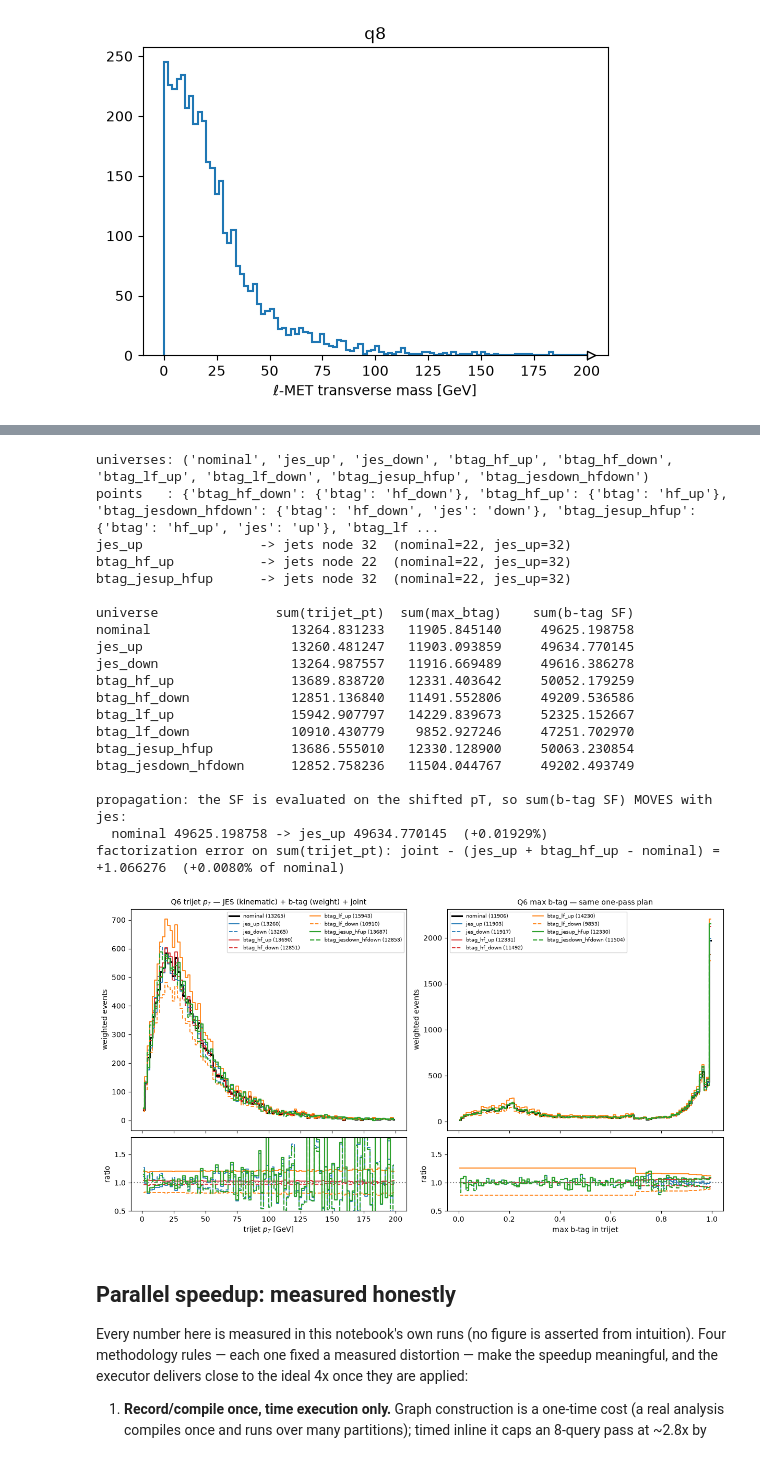
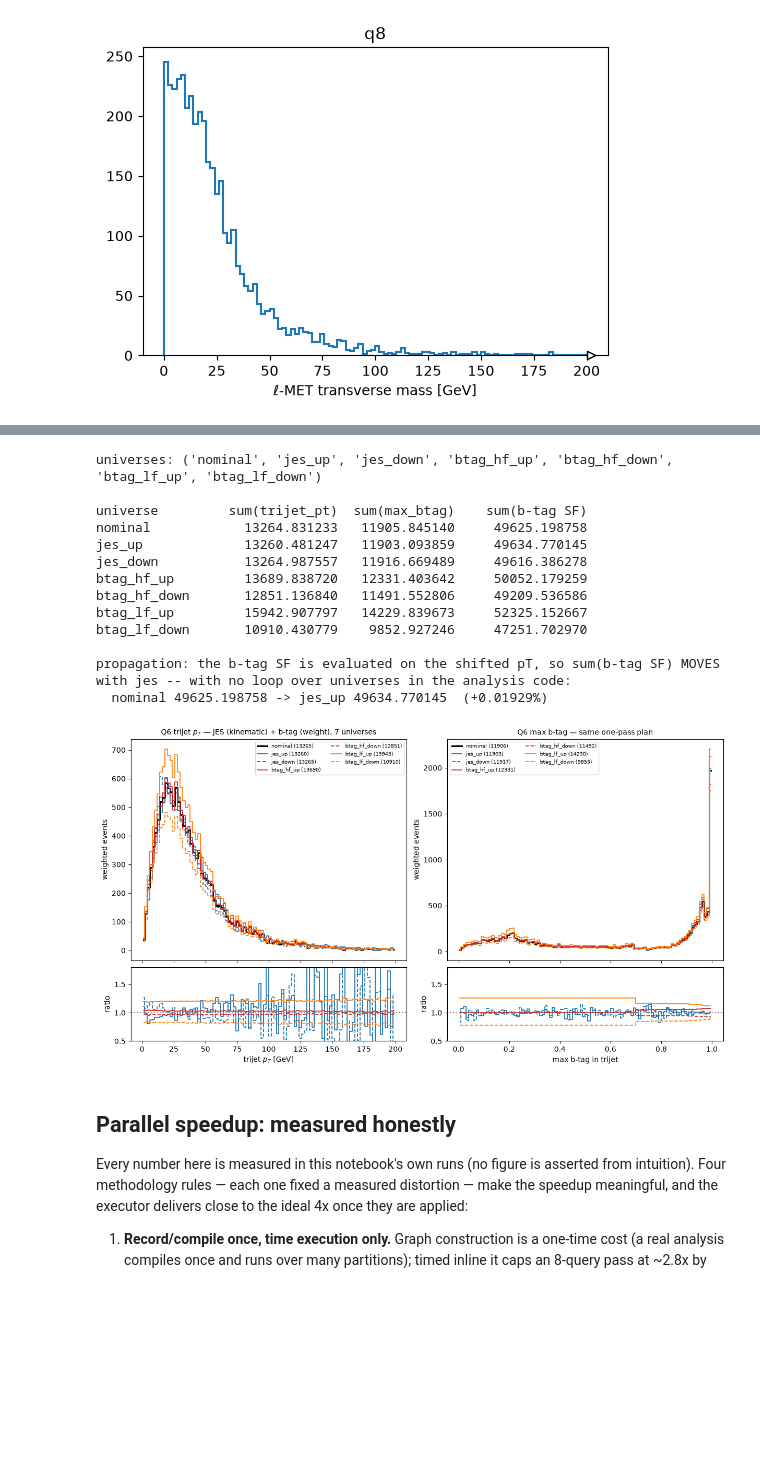
Before and after one commit to graphed-org/coffea-benchmarks-graphed-mvp, a Jupyter notebook: graphed-adl-benchmarks.ipynb, the cells around one changed output, grey strips where cells are left out. Cells and saved outputs as stored; diff of their text form; code cells hidden in the pictures; blank space fills up the shorter version.

```diff
--- a/graphed-adl-benchmarks.ipynb
+++ b/graphed-adl-benchmarks.ipynb
@@ -407,25 +389,17 @@ def btag_weight(systematic):
 
 sf = {s: btag_weight(s) for s in ("central", "up_hf", "down_hf", "up_lf", "down_lf")}
 
-# ---- 4. the b-tag family, plus the JOINT universes via points= ----
-# The joint members are the SAME expression objects as the one-at-a-time ones; the POINT is what
-# selects which `jes` universe each label reads. A joint universe MEASURES the factorization error
-# -- the fit still correlates `jes` and `btag` by name, one axis at a time.
+# ---- 4. the b-tag family: ONE plain vary, no points= ----
+# Every variation is itself computed over the jes-varied jets, so the jes shift already lives inside
+# each member. Combined with the jes-varied observable, the plan yields the standard datacard set --
+# the union {nominal, jes_+/-, btag_hf_+/-, btag_lf_+/-}, one axis displaced at a time.
 weight = graphed.vary(
     sf["central"], "btag",
     variations={"hf_up": sf["up_hf"], "hf_down": sf["down_hf"],
-                "lf_up": sf["up_lf"], "lf_down": sf["down_lf"],
-                "jesup_hfup": sf["up_hf"], "jesdown_hfdown": sf["down_hf"]},
-    points={"jesup_hfup": {"jes": "up", "btag": "hf_up"},
-            "jesdown_hfdown": {"jes": "down", "btag": "hf_down"}},
+                "lf_up": sf["up_lf"], "lf_down": sf["down_lf"]},
 )
 
 print("universes:", graphed.labels(weight))
-print("points   :", graphed.points(weight))
-for label in ("jes_up", "btag_hf_up", "btag_jesup_hfup"):
-    print("%-20s -> jets node %d  (nominal=%d, jes_up=%d)"
-          % (label, graphed.member_of(jets, label).node_id,
-             graphed.nominal(jets).node_id, graphed.universe(jets, "jes_up").node_id))
 
 # ---- 5. ONE plan: both Q6 observables + the propagation witness, every universe, one pass ----
 h_pt = hg.Hist.new.Reg(100, 0, 200, name="pt3j", label=r"trijet $p_T$ [GeV]").Double().fill(
@@ -441,76 +415,65 @@ out = gh.unpack(EXECUTOR.run(gh.plan(
     {"trijet_pt": h_pt, "max_btag": h_btag, "btag_sf": h_sf},
     steps_per_file=8, backend="adl_graphed:make_backend")).value)
 
-print("\n%-22s %14s %14s %16s" % ("universe", "sum(trijet_pt)", "sum(max_btag)", "sum(b-tag SF)"))
+print("\n%-16s %14s %14s %16s" % ("universe", "sum(trijet_pt)", "sum(max_btag)", "sum(b-tag SF)"))
 for label in graphed.labels(weight):
-    print("%-22s %14.6f %14.6f %16.6f"
+    print("%-16s %14.6f %14.6f %16.6f"
           % (label, float(out["trijet_pt"][label].sum()), float(out["max_btag"][label].sum()),
              float(out["btag_sf"][label].sum())))
 
 nom_sf, up_sf = (float(out["btag_sf"][k].sum()) for k in ("nominal", "jes_up"))
-print("\npropagation: the SF is evaluated on the shifted pT, so sum(b-tag SF) MOVES with jes:"
+print("\npropagation: the b-tag SF is evaluated on the shifted pT, so sum(b-tag SF) MOVES with jes"
+      " -- with no loop over universes in the analysis code:"
       "\n  nominal %.6f -> jes_up %.6f  (%+.5f%%)" % (nom_sf, up_sf, 100 * (up_sf / nom_sf - 1)))
-N, J, B, X = (float(out["trijet_pt"][k].sum())
-              for k in ("nominal", "jes_up", "btag_hf_up", "btag_jesup_hfup"))
-print("factorization error on sum(trijet_pt): joint - (jes_up + btag_hf_up - nominal) = "
-      "%+.6f  (%+.4f%% of nominal)" % (X - (J + B - N), 100 * (X - (J + B - N)) / N))
 
 STYLE = {
     "nominal": ("k", "-", 2.2),
     "jes_up": ("C0", "-", 1.3), "jes_down": ("C0", "--", 1.3),
     "btag_hf_up": ("C3", "-", 1.3), "btag_hf_down": ("C3", "--", 1.3),
     "btag_lf_up": ("C1", "-", 1.3), "btag_lf_down": ("C1", "--", 1.3),
-    "btag_jesup_hfup": ("C2", "-", 1.6), "btag_jesdown_hfdown": ("C2", "--", 1.6),
 }
 panels = {
-    "trijet_pt": (r"trijet $p_T$ [GeV]", r"Q6 trijet $p_T$ — JES (kinematic) + b-tag (weight) + joint"),
+    "trijet_pt": (r"trijet $p_T$ [GeV]", r"Q6 trijet $p_T$ — JES (kinematic) + b-tag (weight), 7 universes"),
     "max_btag": ("max b-tag in trijet", "Q6 max b-tag — same one-pass plan"),
 }
 fig, axes = plt.subplots(
     2, 2, figsize=(12, 6.5), sharex="col",
     gridspec_kw={"height_ratios": [3, 1]}, constrained_layout=True,
 )
 for col, (name, (xlabel, title)) in enumerate(panels.items()):
     ax, rax = axes[0][col], axes[1][col]
     universes = {label: _hist.Hist(h) for label, h in out[name].items()}
     centers = universes["nominal"].axes[0].centers
     nominal = universes["nominal"].values()
     for label, (color, ls, lw) in STYLE.items():
         vals = universes[label].values()
         ax.step(centers, vals, where="mid", color=color, ls=ls, lw=lw, label=f"{label} ({vals.sum():.0f})")
         if label != "nominal":
             ratio = np.divide(vals, nominal, out=np.full_like(nominal, np.nan), where=nominal > 0)
             rax.step(centers, ratio, where="mid", color=color, ls=ls, lw=lw)
     ax.set_title(title, fontsize=10)
     ax.set_ylabel("weighted events")
     ax.legend(fontsize=7, ncol=2)
     rax.axhline(1.0, ls=":", color="gray")
     rax.set_ylabel("ratio")
     rax.set_xlabel(xlabel)
     rax.set_ylim(0.5, 1.8)
 plt.show()
 # %% [output]
-universes: ('nominal', 'jes_up', 'jes_down', 'btag_hf_up', 'btag_hf_down', 'btag_lf_up', 'btag_lf_down', 'btag_jesup_hfup', 'btag_jesdown_hfdown')
-points   : {'btag_hf_down': {'btag': 'hf_down'}, 'btag_hf_up': {'btag': 'hf_up'}, 'btag_jesdown_hfdown': {'btag': 'hf_down', 'jes': 'down'}, 'btag_jesup_hfup': {'btag': 'hf_up', 'jes': 'up'}, 'btag_lf ...
-jes_up               -> jets node 32  (nominal=22, jes_up=32)
-btag_hf_up           -> jets node 22  (nominal=22, jes_up=32)
-btag_jesup_hfup      -> jets node 32  (nominal=22, jes_up=32)
+universes: ('nominal', 'jes_up', 'jes_down', 'btag_hf_up', 'btag_hf_down', 'btag_lf_up', 'btag_lf_down')
 
-universe               sum(trijet_pt)  sum(max_btag)    sum(b-tag SF)
-nominal                  13264.831233   11905.845140     49625.198758
-jes_up                   13260.481247   11903.093859     49634.770145
-jes_down                 13264.987557   11916.669489     49616.386278
-btag_hf_up               13689.838720   12331.403642     50052.179259
-btag_hf_down             12851.136840   11491.552806     49209.536586
-btag_lf_up               15942.907797   14229.839673     52325.152667
-btag_lf_down             10910.430779    9852.927246     47251.702970
-btag_jesup_hfup          13686.555010   12330.128900     50063.230854
-btag_jesdown_hfdown      12852.758236   11504.044767     49202.493749
+universe         sum(trijet_pt)  sum(max_btag)    sum(b-tag SF)
+nominal            13264.831233   11905.845140     49625.198758
+jes_up             13260.481247   11903.093859     49634.770145
+jes_down           13264.987557   11916.669489     49616.386278
+btag_hf_up         13689.838720   12331.403642     50052.179259
+btag_hf_down       12851.136840   11491.552806     49209.536586
+btag_lf_up         15942.907797   14229.839673     52325.152667
+btag_lf_down       10910.430779    9852.927246     47251.702970
 
-propagation: the SF is evaluated on the shifted pT, so sum(b-tag SF) MOVES with jes:
+propagation: the b-tag SF is evaluated on the shifted pT, so sum(b-tag SF) MOVES with jes -- with no loop over universes in the analysis code:
   nominal 49625.198758 -> jes_up 49634.770145  (+0.01929%)
-factorization error on sum(trijet_pt): joint - (jes_up + btag_hf_up - nominal) = +1.066276  (+0.0080% of nominal)
-[figure, old version]
+[figure, new version]
 # %% [markdown]
 ## Parallel speedup: measured honestly
 
```
Also changed, not shown: parts of 9 cells of this notebook, 1 other file.
